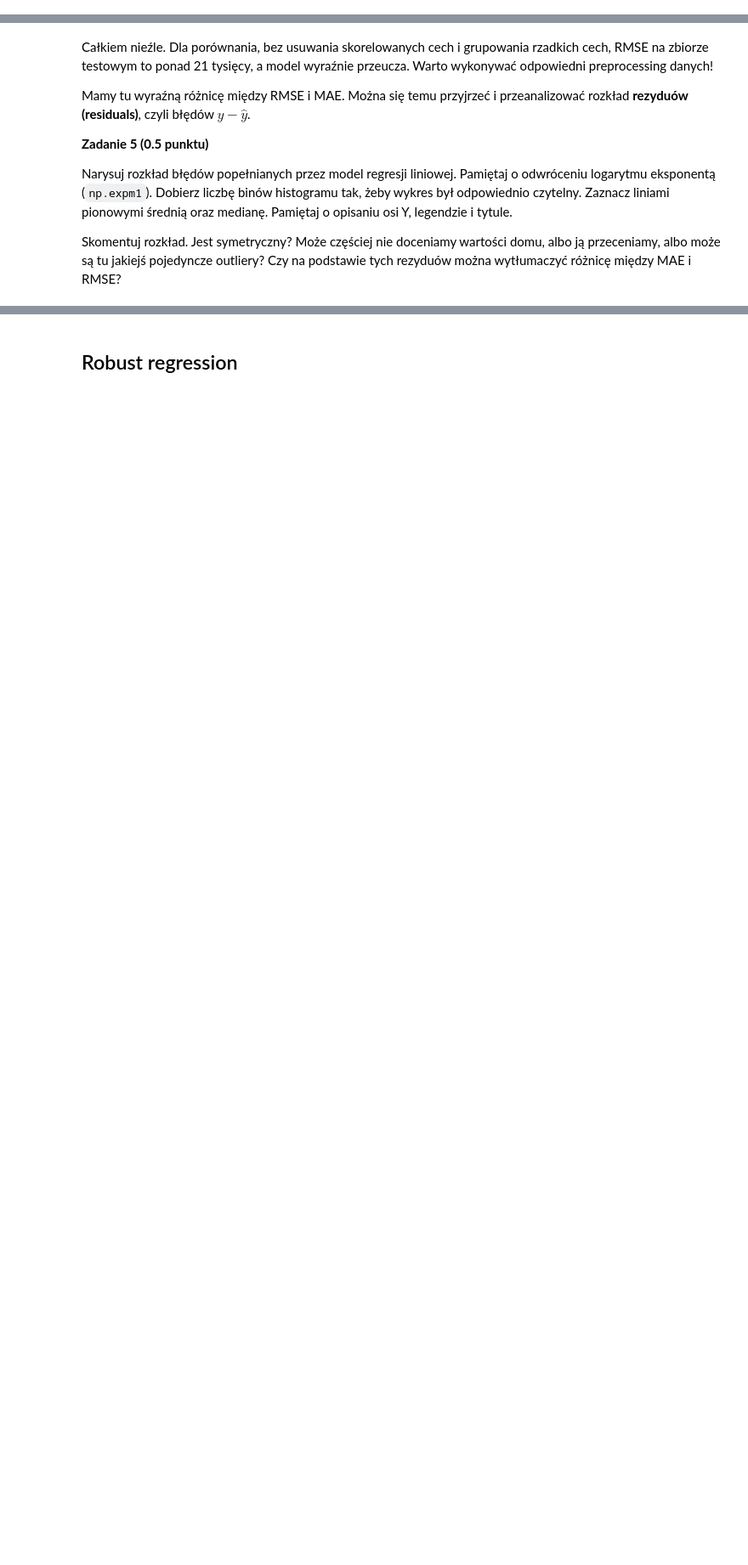
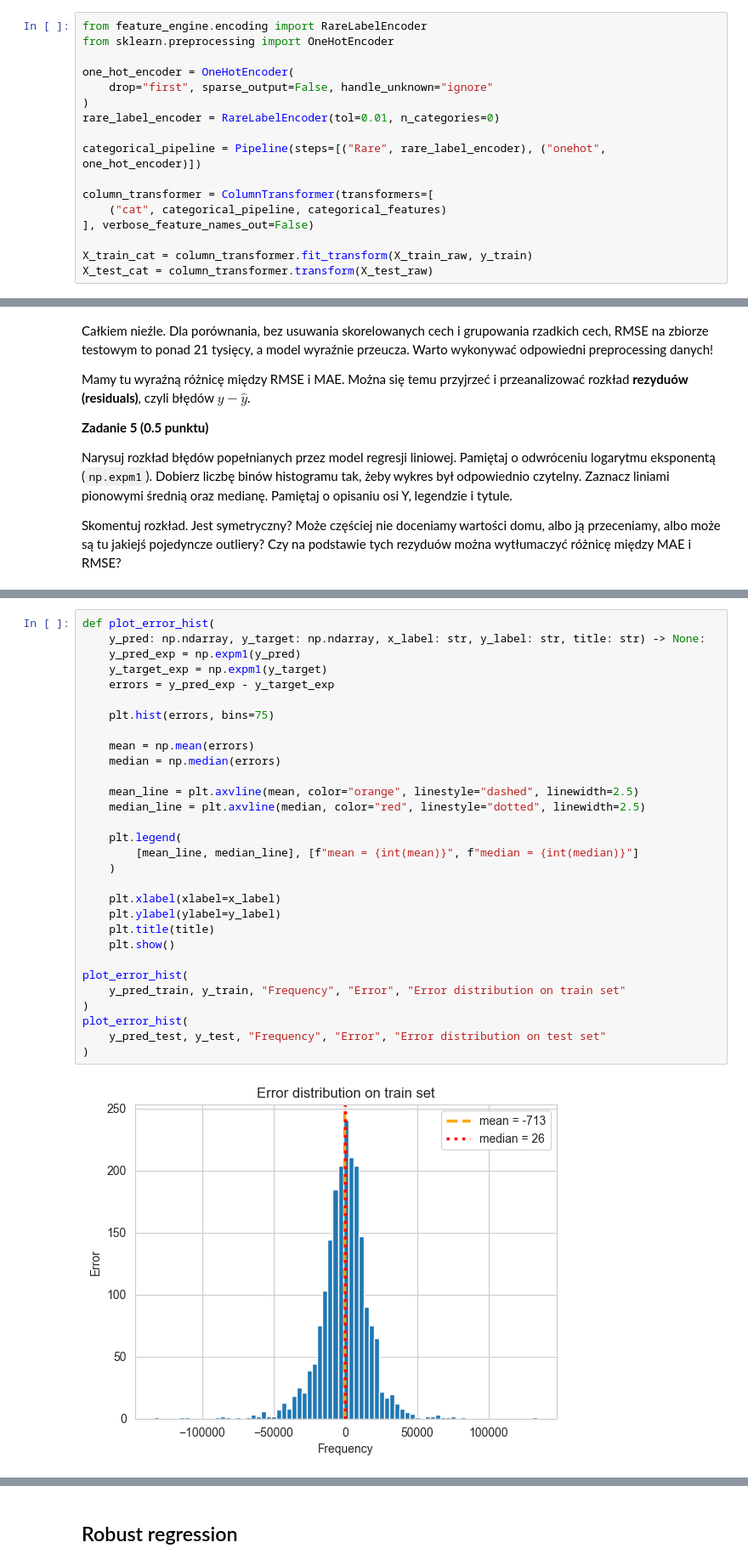
Before and after one commit to Spontaniczny/basics-of-machine-learning, a Jupyter notebook: lab1/notebook.ipynb, the cells around one changed output, grey strips where cells are left out. Shown at 85% size. Saved outputs shown, nothing was run; the diff lists cells and outputs as text; blank space fills up the shorter version.

```diff
--- a/lab1/notebook.ipynb
+++ b/lab1/notebook.ipynb
@@ -382,6 +421,23 @@ Stwórz `ColumnTransformer`, wykonujący w pipeline'ie dla zmiennych kategoryczn
 Dla uniknięcia dummy variable trap, oraz zmniejszenia liczby wynikowych cech, podaj `drop="first"` w one-hot encodingu.
 
 Przyda się `RareLabelEncoder` z Feature-engine. Żeby zadziałał dla każdej cechy, podaj mu `n_categories=0`.
+# %%
+from feature_engine.encoding import RareLabelEncoder
+from sklearn.preprocessing import OneHotEncoder
+
+one_hot_encoder = OneHotEncoder(
+    drop="first", sparse_output=False, handle_unknown="ignore"
+)
+rare_label_encoder = RareLabelEncoder(tol=0.01, n_categories=0)
+
+categorical_pipeline = Pipeline(steps=[("Rare", rare_label_encoder), ("onehot", one_hot_encoder)])
+
+column_transformer = ColumnTransformer(transformers=[
+    ("cat", categorical_pipeline, categorical_features)
+], verbose_feature_names_out=False)
+
+X_train_cat = column_transformer.fit_transform(X_train_raw, y_train)
+X_test_cat = column_transformer.transform(X_test_raw)
 # %% [markdown]
 Teraz nasze cechy są w pełni przeprocesowane i gotowe do obliczeń. Trzeba je tylko połączyć - zmodyfikuj kod poniżej w zależności od nazw twoich zmiennych.
 # %%
@@ -449,0 +503,32 @@ Skomentuj rozkład. Jest symetryczny? Może częściej nie doceniamy wartości d
+# %%
+def plot_error_hist(
+    y_pred: np.ndarray, y_target: np.ndarray, x_label: str, y_label: str, title: str) -> None:
+    y_pred_exp = np.expm1(y_pred)
+    y_target_exp = np.expm1(y_target)
+    errors = y_pred_exp - y_target_exp
+
+    plt.hist(errors, bins=75)
+
+    mean = np.mean(errors)
+    median = np.median(errors)
+
+    mean_line = plt.axvline(mean, color="orange", linestyle="dashed", linewidth=2.5)
+    median_line = plt.axvline(median, color="red", linestyle="dotted", linewidth=2.5)
+
+    plt.legend(
+        [mean_line, median_line], [f"mean = {int(mean)}", f"median = {int(median)}"]
+    )
+
+    plt.xlabel(xlabel=x_label)
+    plt.ylabel(ylabel=y_label)
+    plt.title(title)
+    plt.show()
+
+plot_error_hist(
+    y_pred_train, y_train, "Frequency", "Error", "Error distribution on train set"
+)
+plot_error_hist(
+    y_pred_test, y_test, "Frequency", "Error", "Error distribution on test set"
+)
+# %% [output]
+[figure, added]
```
Also changed, not shown: parts of 44 cells of this notebook.
